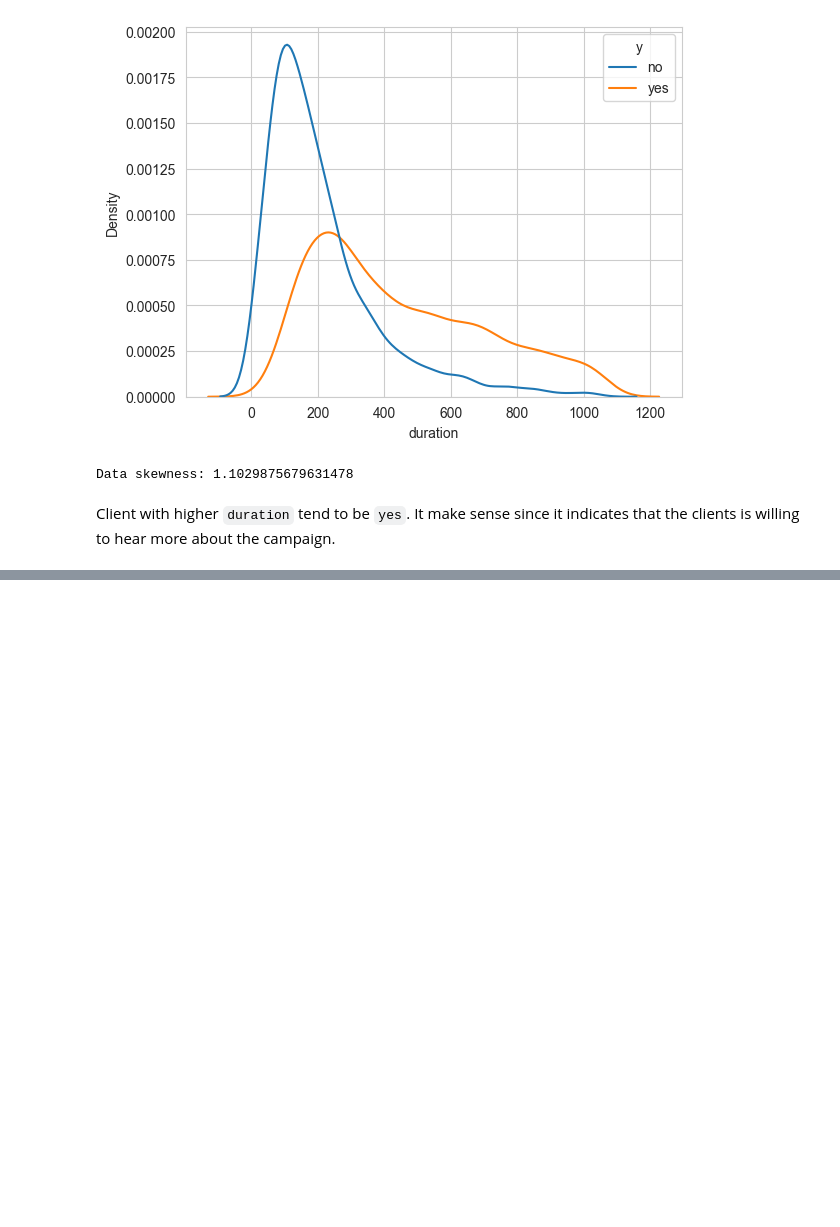
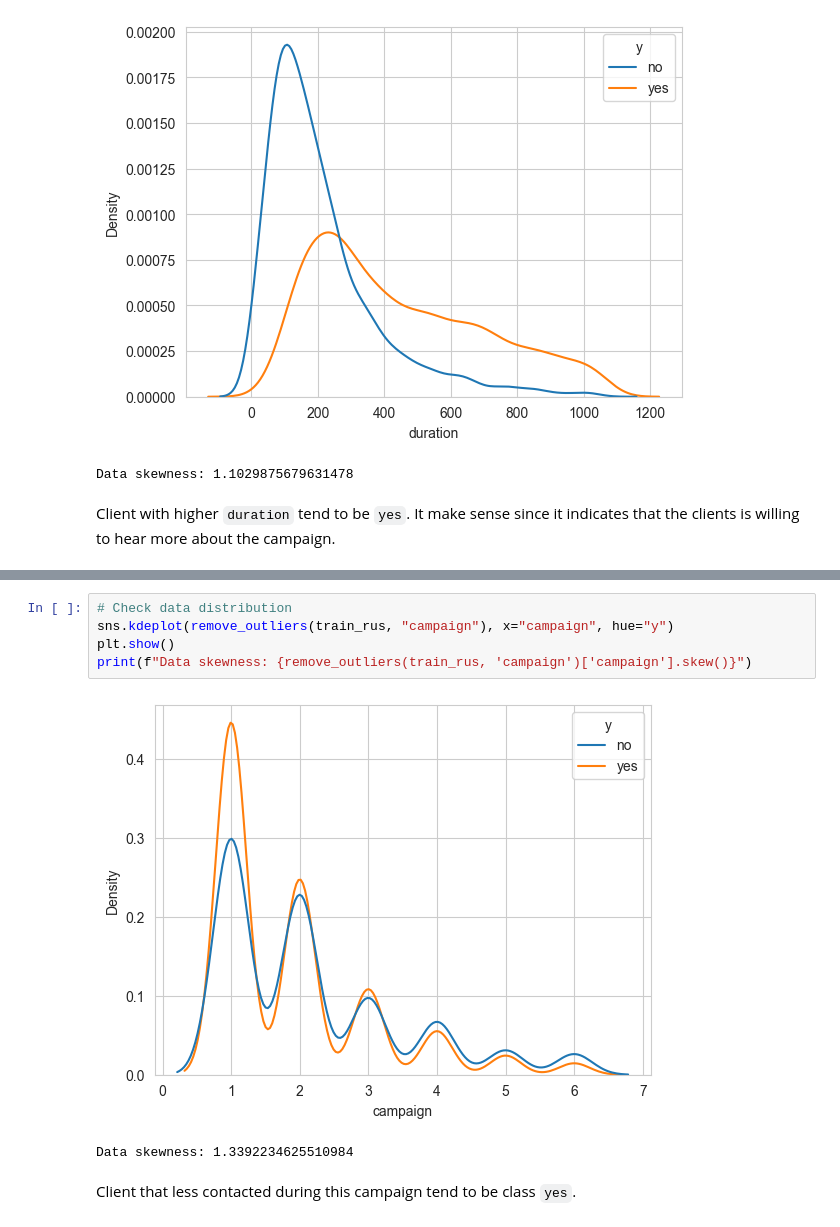
Before and after one commit to carloabimanyu/bank-marketing, a Jupyter notebook: notebooks/notebook.ipynb, the cells around one changed output, grey strips where cells are left out. Saved outputs shown, nothing was run; the diff lists cells and outputs as text; blank space fills up the shorter version.

```diff
--- a/notebooks/notebook.ipynb
+++ b/notebooks/notebook.ipynb
@@ -400,0 +405,10 @@ train.head(2)
+# %%
+# Check data distribution
+sns.kdeplot(remove_outliers(train_rus, "campaign"), x="campaign", hue="y")
+plt.show()
+print(f"Data skewness: {remove_outliers(train_rus, 'campaign')['campaign'].skew()}")
+# %% [output]
+[figure, added]
+Data skewness: 1.3392234625510984
+# %% [markdown]
+Client that less contacted during this campaign tend to be class `yes`.
```
Also changed, not shown: parts of 16 cells of this notebook, 2 other files.
